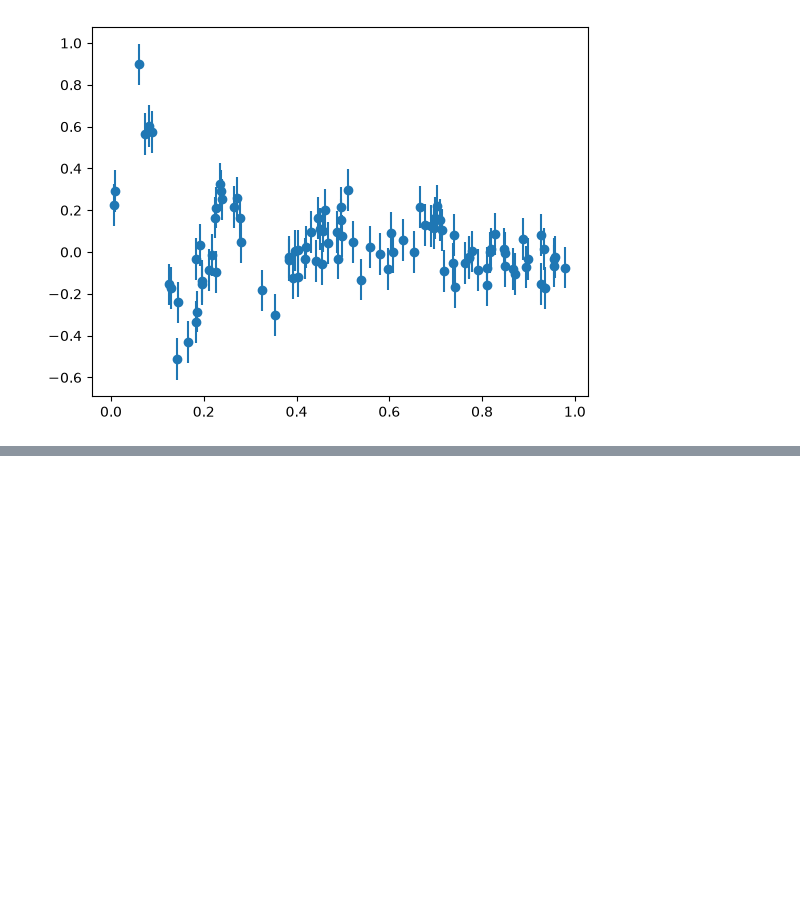
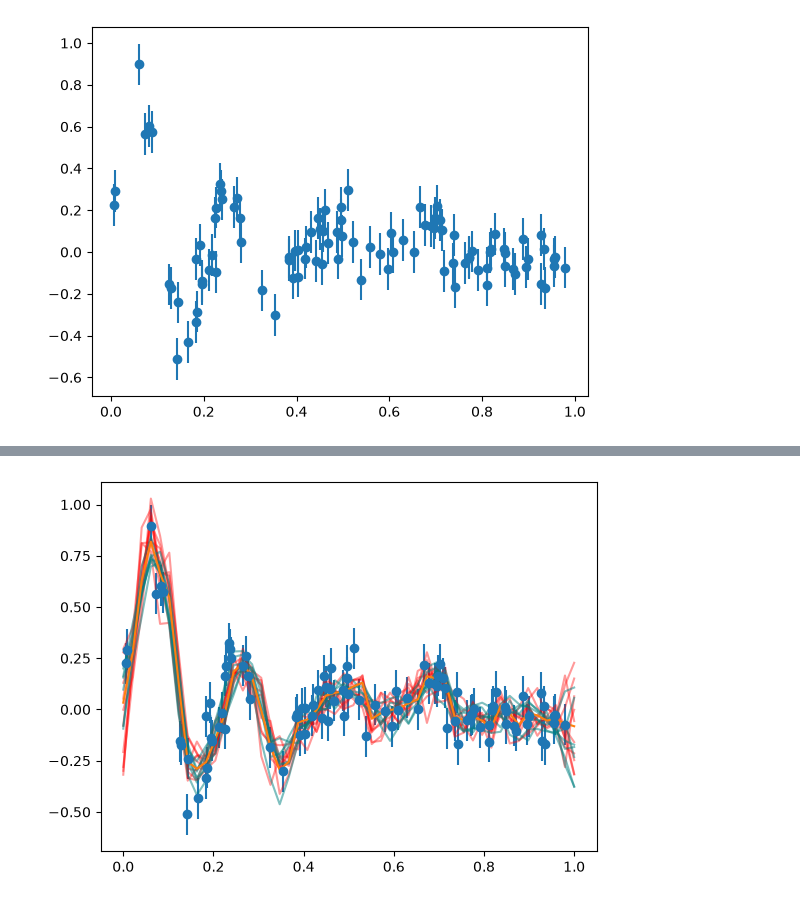
Before and after one commit to dtfrake/hmc-dust, a Jupyter notebook: hmc_gaussian_process_test.ipynb, the cells around one changed output, grey strips where cells are left out. Saved outputs shown, nothing was run; the diff lists cells and outputs as text; code cells hidden in the pictures; blank space fills up the shorter version.

```diff
--- a/hmc_gaussian_process_test.ipynb
+++ b/hmc_gaussian_process_test.ipynb
@@ -106,0 +106,53 @@ plt.show();
+# %%
+# Infer the mean function and draw posterior samples
+num_entries = 50;
+noise_magnitude_on_each_point = 0.1;
+total_length = 1;
+
+def matern_32(r, variance=1.0, scale=0.1, jitter=1e-6):
+    result = variance * (1 + jnp.sqrt(3)*r/scale)*jnp.exp(-1*jnp.sqrt(3)*r/scale);
+    return jnp.where(r > 0, result, result * (1.0 + jitter));
+
+
+def dist_function(i, j):
+    return jnp.abs(i - j)*total_length/(num_entries - 1);
+
+shape = (num_entries, num_entries);
+dist_matrix = jnp.fromfunction(dist_function, shape);
+# I am choosing a Matern covariance with nu = 3/2 for the prior
+K = matern_32(dist_matrix);
+
+N = jnp.eye(num_data)*noise_magnitude_on_each_point**2;
+
+x = jnp.linspace(0, total_length, num_entries);
+rng, key = jr.split(rng_key);
+noise = jr.normal(key, shape = (len(x), 8000));
+
+R = jnp.zeros((num_data, num_entries));
+observed_indices = jnp.searchsorted(x, x_obs)
+R = R.at[jnp.arange(num_data), observed_indices].set(1);
+
+
+# below are the standard formulas
+#D = jnp.linalg.inv( jnp.linalg.inv(K) + R.T @ jnp.linalg.inv(N) @ R);
+#M = D @ R.T @ jnp.linalg.inv(N) @ y_obs;
+# below are the Woodbury formulas (AI told me about them in the process of debugging)
+D = K - K @ R.T @ jnp.linalg.inv(R @ K @ R.T + N) @ R @ K;
+M = K @ R.T @ jnp.linalg.inv(R @ K @ R.T + N) @ y_obs;
+
+
+L_D = jnp.linalg.cholesky(D);
+mean_sample_from_posterior = M;
+noise_sample_from_posterior_array = M[:, None] + L_D @ noise
+graphing_noise_sample_from_posterior_array = noise_sample_from_posterior_array[7990:]
+
+# Plot these on top of the observations
+plt.errorbar(x_obs, y_obs, yerr=y_obs_err, fmt='o', label='Observations', alpha = 1)
+for i in range (0, 10):
+    plt.plot(x, noise_sample_from_posterior_array[:, i], label = "Noise Posterior Sample", alpha = 0.4, color = "red")
+for i in range(0, 7):
+    plt.plot(fixed_points_linspace, mcmc_samples[2500 + i*1000, :], label = "Posterior Sample", alpha = 0.5, color = 'teal');
+plt.plot(x, mean_sample_from_posterior, label = "Posterior Sample", alpha = 1);
+plt.show();
+# %% [output]
+[figure, added]
```
Also changed, not shown: parts of 4 cells of this notebook, 8 other files.
